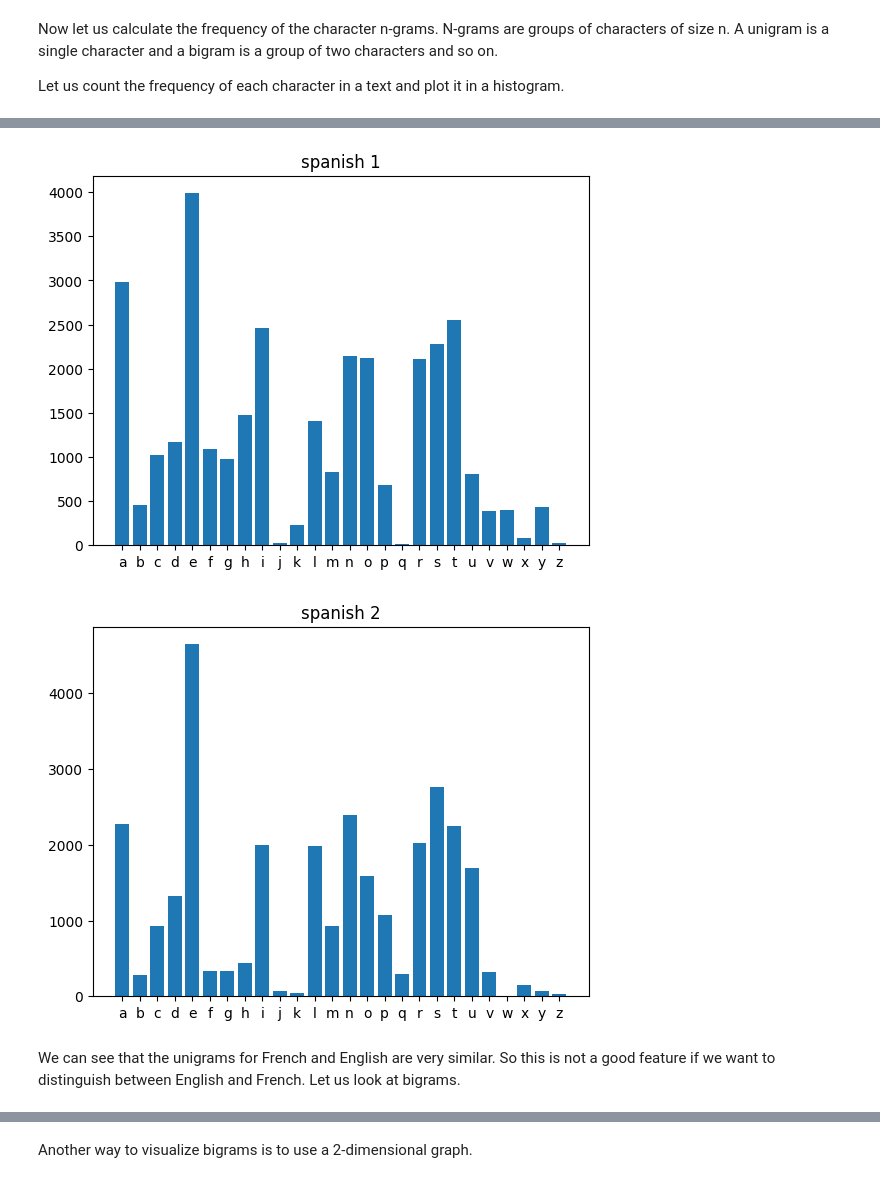
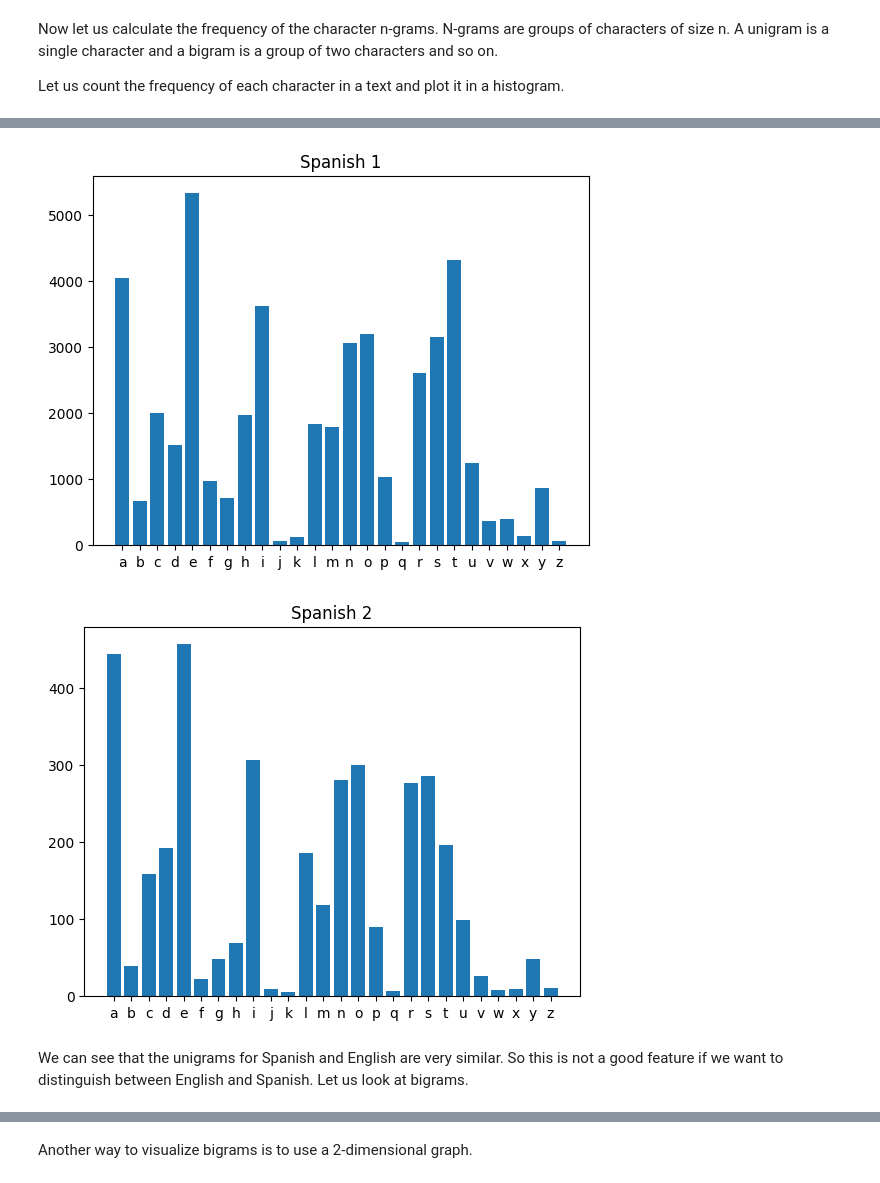
Before and after one commit to pamuvishali27/P.Vishali-HUB2603B260, a Jupyter notebook: AIML_Module_01_Lab_01_Features.ipynb, the cells around one changed output, grey strips where cells are left out. Cells and saved outputs as stored; diff of their text form; code cells hidden in the pictures.

```diff
--- a/AIML_Module_01_Lab_01_Features.ipynb
+++ b/AIML_Module_01_Lab_01_Features.ipynb
@@ -33,8 +33,8 @@ How do we apply machine learning on text? We can't directly use the text as inpu
 
 Let us download a few documents off Wikipedia.
 # %%
-topic1 = 'Girafe'
-topic2 = 'Elephant'
+topic1 = 'Mathematics'
+topic2 = 'History'
 
 wikipedia.set_lang('en')
 
@@ -43,9 +43,8 @@ eng2 = wikipedia.page(topic2).content
 
 wikipedia.set_lang('es')
 
-# Using the correct French titles for the Wikipedia pages
-es1 = wikipedia.page('jirafa').content
-es2 = wikipedia.page('elefante').content
+es1 = wikipedia.page(topic1).content
+es2 = wikipedia.page(topic2).content
 # %% [markdown]
 This is what the text looks like:
 # %%
@@ -111,17 +110,17 @@ plt.show()
 # %%
-unigram_fr1 = Counter(ngrams(fr1,1))
+unigram_es1 = Counter(ngrams(es1,1))
 plothistogram(unigram_eng1)
-plt.title('spanish 1')
+plt.title('Spanish 1')
 plt.show()
-unigram_fr2 = Counter(ngrams(fr2,1))
-plothistogram(unigram_fr2)
-plt.title('spanish 2')
+unigram_es2 = Counter(ngrams(es2,1))
+plothistogram(unigram_es2)
+plt.title('Spanish 2')
 plt.show()
 # %% [output]
-[figure, old version]
+[figure, new version]
-[figure, old version]
+[figure, new version]
 # %% [markdown]
-We can see that the unigrams for French and English are very similar. So this is not a good feature if we want to distinguish between English and French. Let us look at bigrams.
+We can see that the unigrams for Spanish and English are very similar. So this is not a good feature if we want to distinguish between English and Spanish. Let us look at bigrams.
 # %%
 bigram_eng1 = Counter(ngrams(eng1,2)) # bigrams
 plothistogram(bigram_eng1)
```
Also changed, not shown: parts of 13 cells of this notebook.
